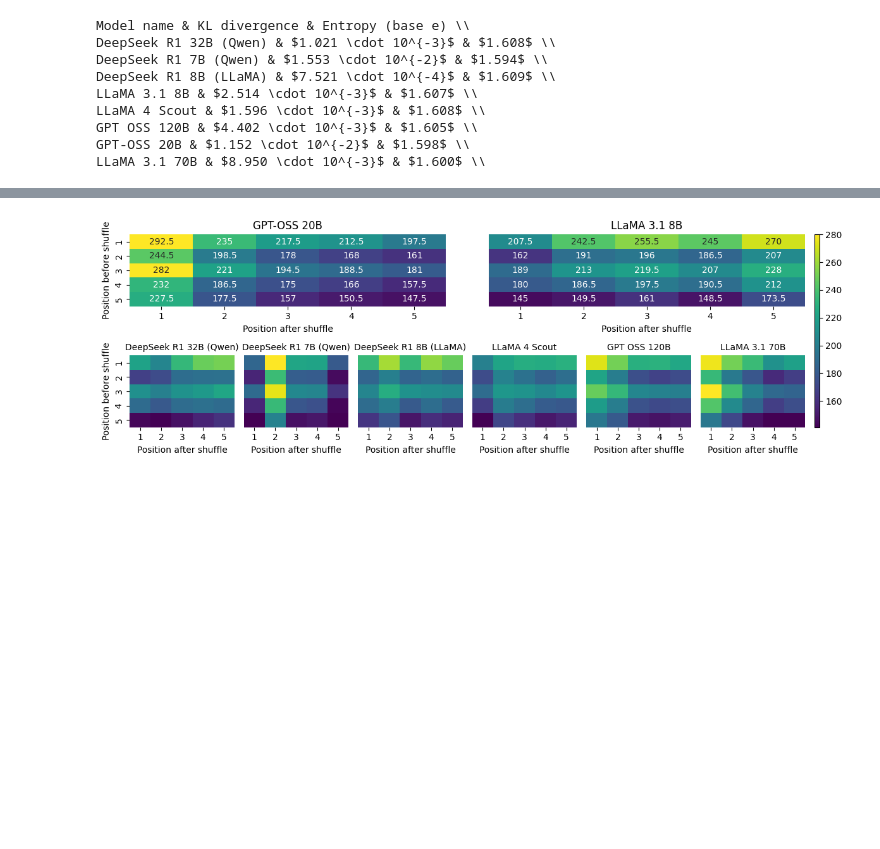
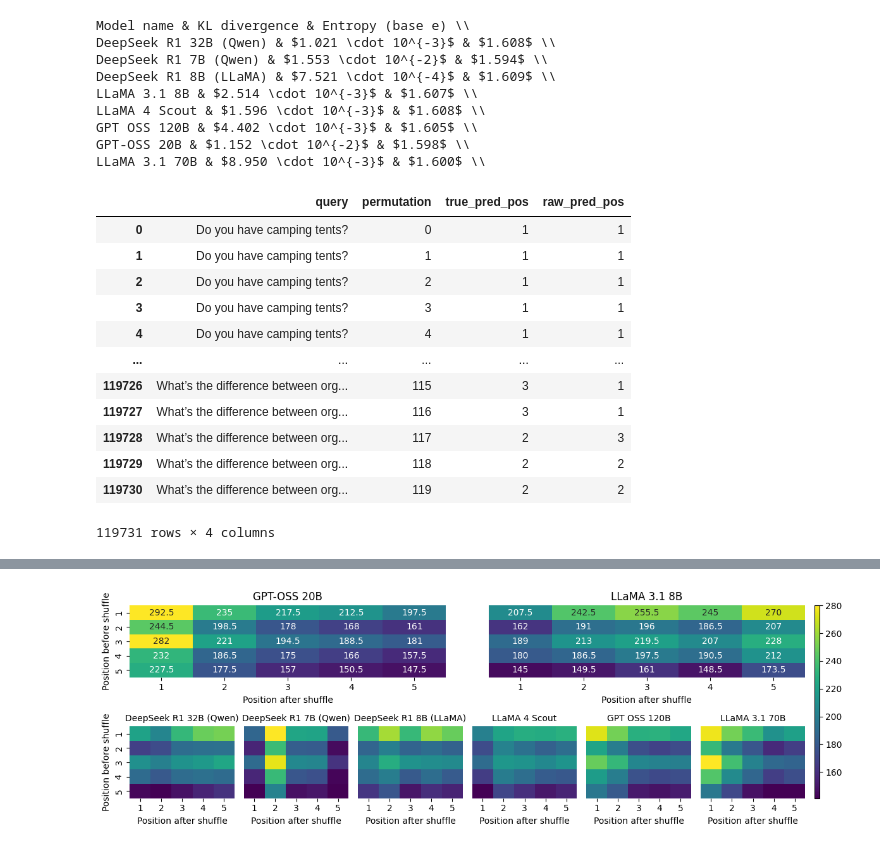
Before and after one commit to GoComputing/Positional-Bias, a Jupyter notebook: notebooks/bias_analysis.ipynb, the cells around one changed output, grey strips where cells are left out. Cells and saved outputs as stored; diff of their text form; code cells hidden in the pictures; blank space fills up the shorter version.

```diff
--- a/notebooks/bias_analysis.ipynb
+++ b/notebooks/bias_analysis.ipynb
@@ -1,8 +1,28 @@
 # %%
+import pandas as pd
 import numpy as np
 import json
 import math
 import os
+
+def get_permutation_index(permutation):
+
+    # Check it is a valid permutation
+    assert np.min(permutation) == 0
+    assert np.max(permutation) == len(permutation)-1
+    assert len(set(permutation)) == len(permutation)
+
+    permutation = np.array(permutation)
+    index = 0
+    n_choices = math.factorial(len(permutation))
+    for _ in range(len(permutation)):
+        value = permutation[0]
+        n_choices //= len(permutation)
+        index += n_choices * value
+        permutation = permutation[1:]
+        permutation = np.where(permutation > value, permutation-1, permutation)
+
+    return index
 
 def load_contingency_matrix(results_dir, return_all_samples=False):
 
@@ -37,8 +57,7 @@ def load_contingency_matrix(results_dir, return_all_samples=False):
     cm = np.zeros((top_k, samples_per_query))
     unshuffled_cm = np.zeros((top_k, samples_per_query))
 
-    true_positions = dict()
-    pred_positions = dict()
+    all_samples = {'query': [], 'permutation': [], 'true_pred_pos': [], 'raw_pred_pos': []}
 
     for i,(result_sample,query_info) in enumerate(zip(results, input_dataset['queries'])):
         query_id = i//samples_per_query
@@ -55,16 +74,15 @@ def load_contingency_matrix(results_dir, return_all_samples=False):
         cm[pred_pos,permutation_id] += 1
 
         if return_all_samples:
-            if query_info['query'] not in true_positions:
-                true_positions[query_info['query']] = []
-            true_positions[query_info['query']].append(true_pred_pos)
+            all_samples['query'].append(query_info['query'])
+            all_samples['permutation'].append(get_permutation_index(query_info['permutation']))
+            all_samples['true_pred_pos'].append(true_pred_pos)
+            all_samples['raw_pred_pos'].append(pred_pos)
 
-            if query_info['query'] not in pred_positions:
-                pred_positions[query_info['query']] = []
-            pred_positions[query_info['query']].append(pred_pos)
 
     if return_all_samples:
-        return cm, unshuffled_cm, input_dataset, samples_per_query, top_k, true_positions, pred_positions
+        all_samples = pd.DataFrame(all_samples)
+        return cm, unshuffled_cm, input_dataset, samples_per_query, top_k, all_samples
     return cm, unshuffled_cm, input_dataset, samples_per_query, top_k
 # %%
 contingency_values_as_true_positions = False
@@ -383,6 +400,22 @@ LLaMA 4 Scout & $1.596 \cdot 10^{-3}$ & $1.608$ \\
 GPT OSS 120B & $4.402 \cdot 10^{-3}$ & $1.605$ \\
 GPT-OSS 20B & $1.152 \cdot 10^{-2}$ & $1.598$ \\
 LLaMA 3.1 70B & $8.950 \cdot 10^{-3}$ & $1.600$ \\
+# %%
+cm_set[model_name]['all_samples']
+# %% [output]
+|  | query | permutation | true_pred_pos | raw_pred_pos |
+| 0 | Do you have camping tents? | 0 | 1 | 1 |
+| 1 | Do you have camping tents? | 1 | 1 | 1 |
+| 2 | Do you have camping tents? | 2 | 1 | 1 |
+| 3 | Do you have camping tents? | 3 | 1 | 1 |
+| 4 | Do you have camping tents? | 4 | 1 | 1 |
+| ... | ... | ... | ... | ... |
+| 119726 | What’s the difference between org... | 115 | 3 | 1 |
+| 119727 | What’s the difference between org... | 116 | 3 | 1 |
+| 119728 | What’s the difference between org... | 117 | 2 | 3 |
+| 119729 | What’s the difference between org... | 118 | 2 | 2 |
+| 119730 | What’s the difference between org... | 119 | 2 | 2 |
+119731 rows × 4 columns
 # %%
 ncols = 4
 nrows = len(models) // ncols
```
Also changed, not shown: parts of 3 cells of this notebook.
